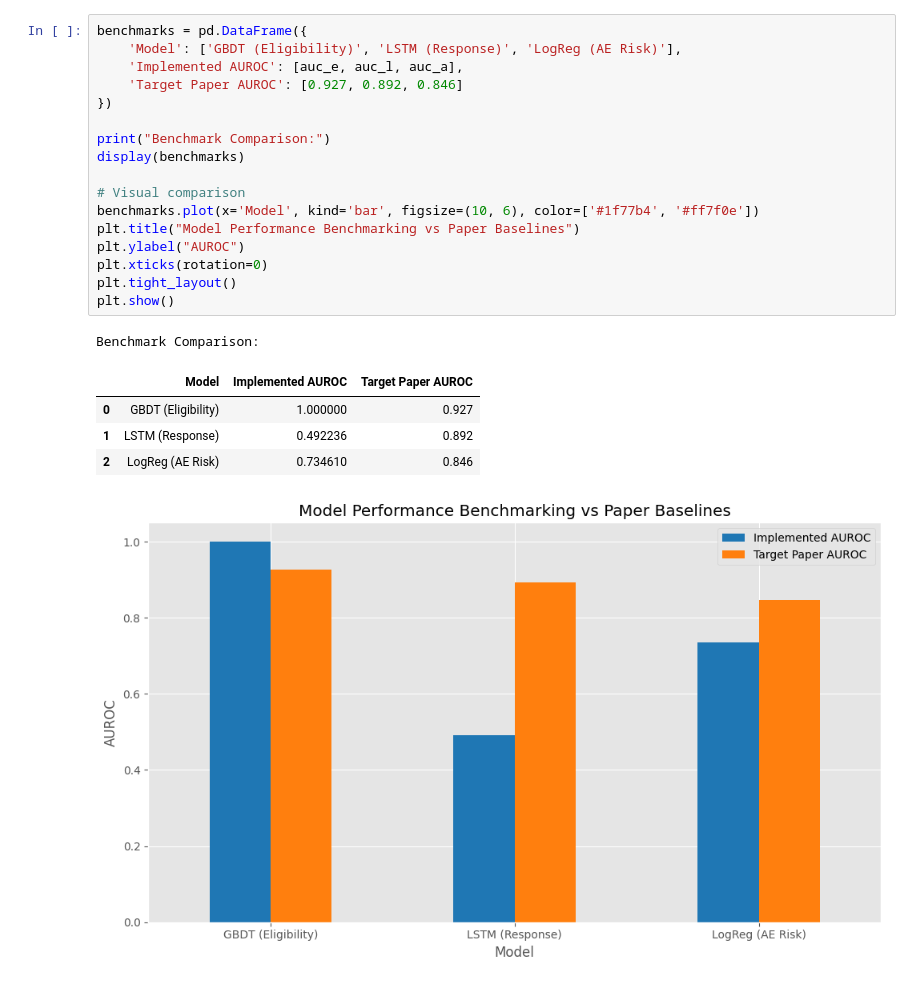
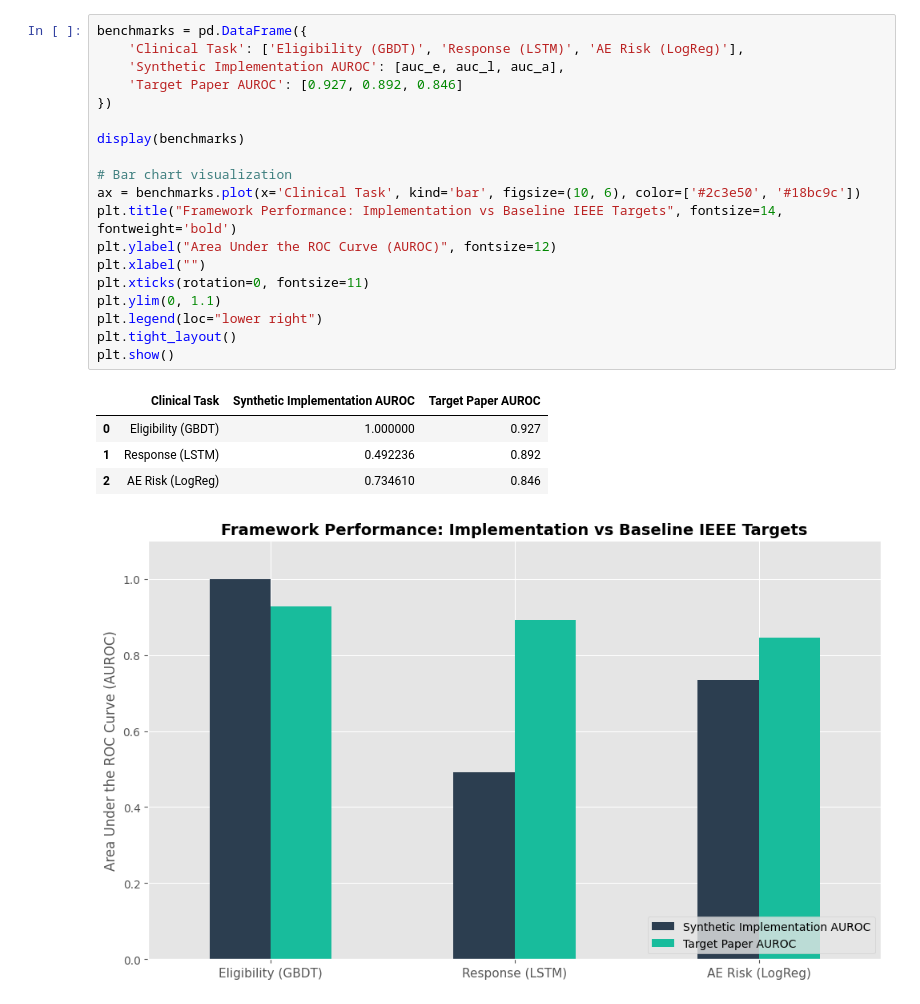
Before and after one commit to liame790/MyeloidOncology_AI, a Jupyter notebook: MyeloidOncology_AI_Framework.ipynb, the cells around one changed output. Drawn from its saved outputs; the diff is of its cells as text.

Commit message:
Enhance SEO, IEEE citations, and professional markdown structuring

```diff
--- a/MyeloidOncology_AI_Framework.ipynb
+++ b/MyeloidOncology_AI_Framework.ipynb
@@ -225,24 +271,25 @@ A Pandas DataFrame and a Bar Plot visualizing the implemented model AUROC scores
 # %%
 benchmarks = pd.DataFrame({
-    'Model': ['GBDT (Eligibility)', 'LSTM (Response)', 'LogReg (AE Risk)'],
-    'Implemented AUROC': [auc_e, auc_l, auc_a],
+    'Clinical Task': ['Eligibility (GBDT)', 'Response (LSTM)', 'AE Risk (LogReg)'],
+    'Synthetic Implementation AUROC': [auc_e, auc_l, auc_a],
     'Target Paper AUROC': [0.927, 0.892, 0.846]
 })
 
-print("Benchmark Comparison:")
 display(benchmarks)
 
-# Visual comparison
-benchmarks.plot(x='Model', kind='bar', figsize=(10, 6), color=['#1f77b4', '#ff7f0e'])
-plt.title("Model Performance Benchmarking vs Paper Baselines")
-plt.ylabel("AUROC")
-plt.xticks(rotation=0)
+# Bar chart visualization
+ax = benchmarks.plot(x='Clinical Task', kind='bar', figsize=(10, 6), color=['#2c3e50', '#18bc9c'])
+plt.title("Framework Performance: Implementation vs Baseline IEEE Targets", fontsize=14, fontweight='bold')
+plt.ylabel("Area Under the ROC Curve (AUROC)", fontsize=12)
+plt.xlabel("")
+plt.xticks(rotation=0, fontsize=11)
+plt.ylim(0, 1.1)
+plt.legend(loc="lower right")
 plt.tight_layout()
 plt.show()
 # %% [output]
-Benchmark Comparison:
-|  | Model | Implemented AUROC | Target Paper AUROC |
-| 0 | GBDT (Eligibility) | 1.000000 | 0.927 |
-| 1 | LSTM (Response) | 0.492236 | 0.892 |
-| 2 | LogReg (AE Risk) | 0.734610 | 0.846 |
+|  | Clinical Task | Synthetic Implementation AUROC | Target Paper AUROC |
+| 0 | Eligibility (GBDT) | 1.000000 | 0.927 |
+| 1 | Response (LSTM) | 0.492236 | 0.892 |
+| 2 | AE Risk (LogReg) | 0.734610 | 0.846 |
-[figure, old version]
+[figure, new version]
```
Also changed, not shown: parts of 22 cells of this notebook, 2 other files.
